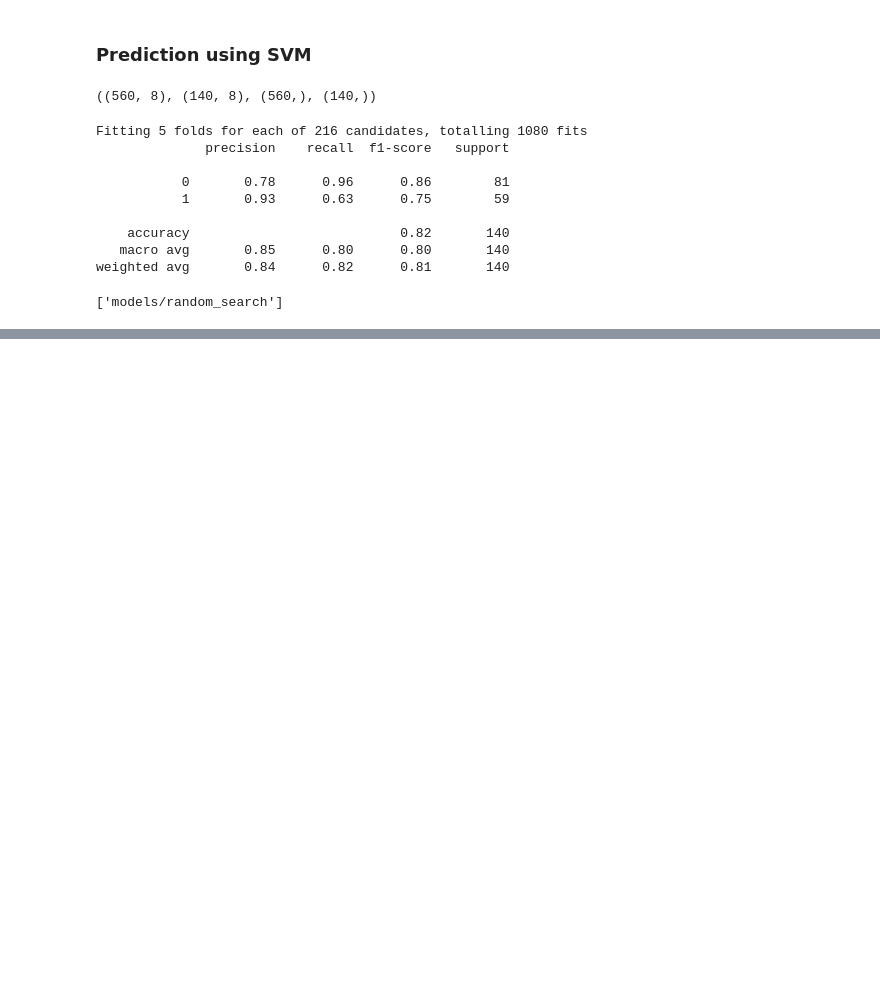
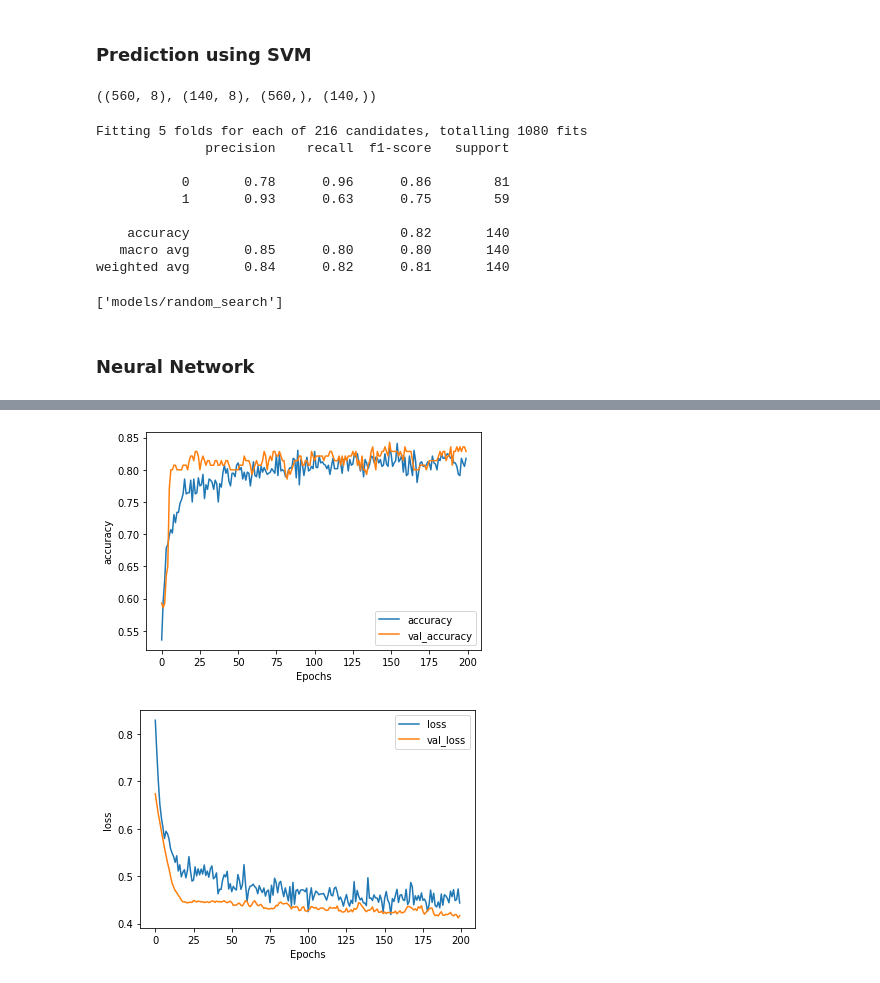
Before and after one commit to Gonm1/titanic, a Jupyter notebook: notebook.ipynb, the cells around one changed output, grey strips where cells are left out. Drawn from its saved outputs; the diff is of its cells as text; code cells hidden in the pictures; blank space fills up the shorter version.

Commit message:
Add neural network classifier

```diff
--- a/notebook.ipynb
+++ b/notebook.ipynb
@@ -303,3 +293,75 @@ Fitting 5 folds for each of 216 candidates, totalling 1080 fits
    macro avg       0.85      0.80      0.80       140
 weighted avg       0.84      0.82      0.81       140
 ['models/random_search']
+# %% [markdown]
+### Neural Network
+# %%
+def plot_graphs(history, string):
+  plt.plot(history.history[string])
+  plt.plot(history.history['val_'+string])
+  plt.xlabel("Epochs")
+  plt.ylabel(string)
+  plt.legend([string, 'val_'+string])
+  plt.show()
+# %%
+import tensorflow as tf
+from tensorflow import keras
+import os
+import random
+
+SEED = 42
+
+os.environ["PYTHONHASHSEED"] = str(SEED)
+os.environ["TF_CUDNN_DETERMINISTIC"] = "1"
+random.seed(SEED)
+np.random.seed(SEED)
+tf.random.set_seed(SEED)
+
+model = keras.Sequential(
+    [
+        keras.layers.Input(shape=len(x_train.iloc[0])),
+        keras.layers.Dense(units=64, activation="relu"),
+        keras.layers.BatchNormalization(),
+        keras.layers.Dropout(0.50),
+        keras.layers.Dense(units=32, activation="relu"),
+        keras.layers.BatchNormalization(),
+        keras.layers.Dropout(0.50),
+        keras.layers.Dense(units=16, activation="relu"),
+        keras.layers.BatchNormalization(),
+        keras.layers.Dropout(0.50),
+        keras.layers.Dense(units=1, activation="sigmoid"),
+    ]
+)
+
+checkpoint = tf.keras.callbacks.ModelCheckpoint(
+    filepath="models/nn_checkpoints/model_val_acc_{val_accuracy:.3f}",
+    monitor="val_accuracy",
+    verbose=0,
+    save_best_only=True,
+    save_weights_only=False,
+    mode="max",
+    save_freq="epoch",
+)
+
+LEARNING_RATE = 1e-3
+BATCH_SIZE = 16
+EPOCHS = 200
+
+model.compile(
+    loss=tf.losses.BinaryCrossentropy(),
+    optimizer=tf.optimizers.Adam(learning_rate=LEARNING_RATE),
+    metrics=["accuracy"],
+)
+history = model.fit(
+    x=x_train,
+    y=y_train,
+    batch_size=BATCH_SIZE,
+    validation_data=(x_test, y_test),
+    epochs=EPOCHS,
+    verbose=0,
+    callbacks=[checkpoint],
+)
+
+plot_graphs(history, "accuracy")
+plot_graphs(history, "loss")
+# %% [output]
@@ -305,0 +379,2 @@ weighted avg       0.84      0.82      0.81       140
+[figure, added]
+[figure, added]
```
Also changed, not shown: parts of 5 cells of this notebook.
